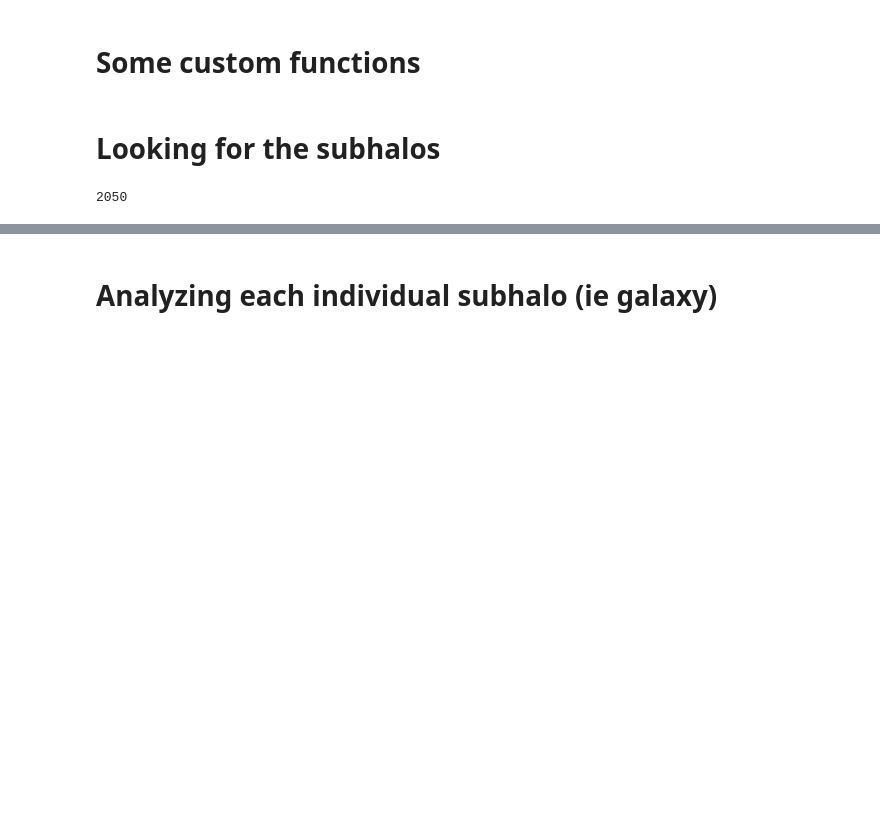
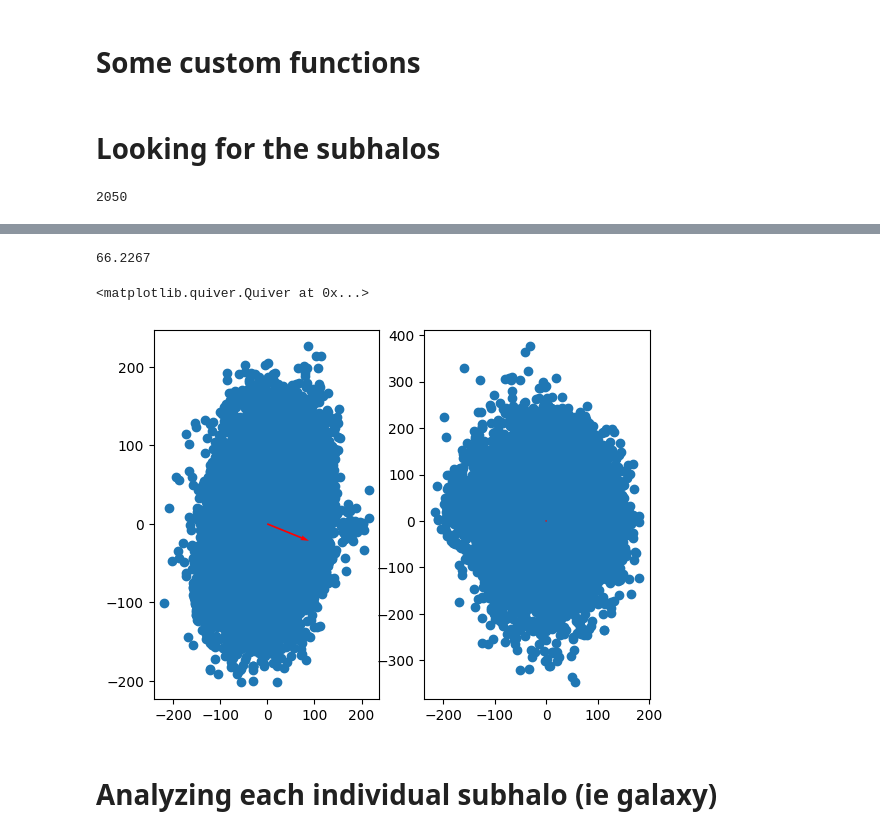
Before and after one commit to Martindelosrios/MaDaMe, a Jupyter notebook: codes/FullPropertiesGals.ipynb, the cells around one changed output, grey strips where cells are left out. Cells and saved outputs as stored; diff of their text form; code cells hidden in the pictures; blank space fills up the shorter version.

```diff
--- a/codes/FullPropertiesGals.ipynb
+++ b/codes/FullPropertiesGals.ipynb
@@ -329,3 +335,41 @@ nsubhalos
+# %%
+sub_meta['halfmassrad']
+# %% [output]
+66.2267
+# %%
+stars_subhalo = get(subhalos['results'][4]['url'] + '/' + 'cutout.hdf5',
+                           {'stars':'Coordinates,GFM_InitialMass,GFM_Metallicity,GFM_StellarFormationTime,Masses,StellarHsml,Velocities'})
+stars_c = stars_subhalo[0] / h
+stars_v = stars_subhalo[6]
+stars_m = stars_subhalo[4] * 1e10 / h
+# %%
+stars_c[:,0] = stars_c[:,0] - sub_meta['pos_x'] / h
+stars_c[:,1] = stars_c[:,1] - sub_meta['pos_y'] / h
+stars_c[:,2] = stars_c[:,2] - sub_meta['pos_z'] / h
+
+stars_v[:,0] = stars_v[:,0] - sub_meta['vel_x']
+stars_v[:,1] = stars_v[:,1] - sub_meta['vel_y']
+stars_v[:,2] = stars_v[:,2] - sub_meta['vel_z']
+# %%
+rot_mat_AM, L_AM = compute_rot_mat_angMom(np.zeros(3), stars_c, stars_v, stars_m, Rmax = 2 * sub_meta['halfmassrad_stars'] / h)
+# %%
+L_norm = (L_AM / np.linalg.norm(L_AM))
+L_norm_rot = (L_AM / np.linalg.norm(L_AM)) @ rot_mat_AM
+# %%
+stars_c_rot_AM = stars_c @ rot_mat_AM
+stars_v_rot_AM = stars_v @ rot_mat_AM
+
+fig,ax = plt.subplots(1,2)
+
+ax[0].scatter(stars_c[:,0], stars_c[:,1])
+ax[0].quiver(0, 0, 1e2*L_norm[0], 1e2*L_norm[1], angles='xy', scale_units='xy', scale=1, color='red')
+
+ax[1].scatter(stars_c_rot_AM[:,0], stars_c_rot_AM[:,1])
+
+ax[1].quiver(0, 0, 1e2*L_norm_rot[0], 1e2*L_norm_rot[1], angles='xy', scale_units='xy', scale=1, color='red')
+# %% [output]
+<matplotlib.quiver.Quiver at 0x...>
+[figure, added]
 # %% [markdown]
 # Analyzing each individual subhalo (ie galaxy)
 # %%
```
Also changed, not shown: parts of 12 cells of this notebook, 1 other file.
